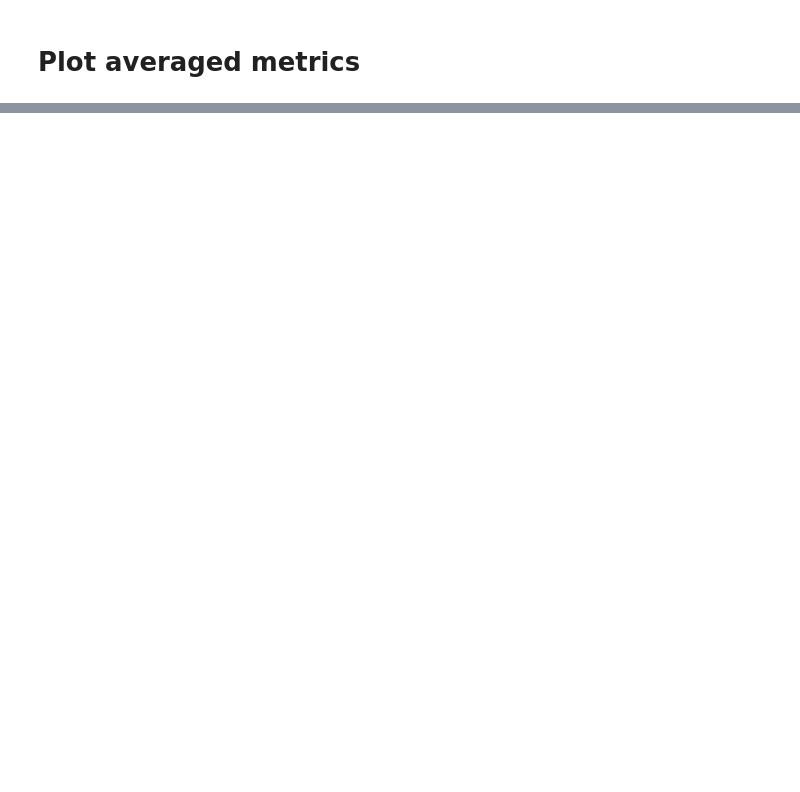
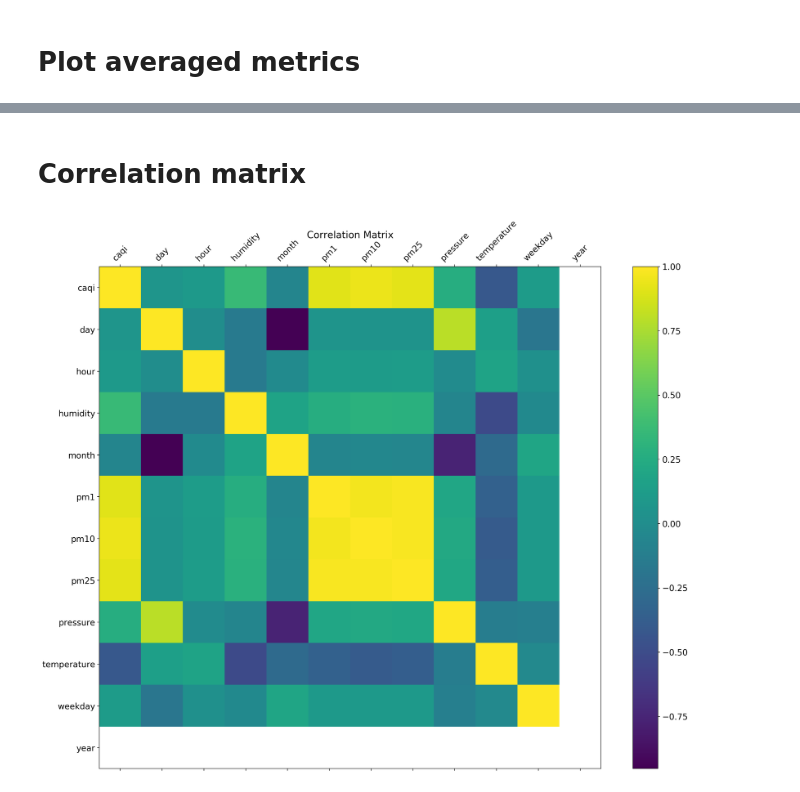
Before and after one commit to cano112/airly_data_analysis, a Jupyter notebook: AirlyData.ipynb, the cells around one changed output, grey strips where cells are left out. Cells and saved outputs as stored; diff of their text form; code cells hidden in the pictures; blank space fills up the shorter version.

```diff
--- a/AirlyData.ipynb
+++ b/AirlyData.ipynb
@@ -22,0 +67,11 @@ Note: you may need to restart the kernel to use updated packages.
+# %%
+import pickle
+
+def serialize(obj, name):
+    with open(name, "wb") as file:
+        pickle.dump(obj, file)
+        file.flush()
+
+def deserialize(name):
+    with open(name, "rb") as file:
+        return pickle.load(file)
@@ -131,0 +246,2 @@ plot_averaged_metrics(installations, ['PM1', 'PM10', 'PM25'])
+# %% [markdown]
+# Correlation matrix
@@ -131,0 +290,10 @@ plot_averaged_metrics(installations, ['PM1', 'PM10', 'PM25'])
+# %%
+f = plt.figure(figsize=(19, 15))
+plt.matshow(df.corr(), fignum=f.number)
+plt.xticks(range(df.shape[1]), df.columns, fontsize=14, rotation=45)
+plt.yticks(range(df.shape[1]), df.columns, fontsize=14)
+cb = plt.colorbar()
+cb.ax.tick_params(labelsize=14)
+plt.title('Correlation Matrix', fontsize=16);
+# %% [output]
+[figure, added]
```
Also changed, not shown: parts of 7 cells of this notebook, 1 other file.
